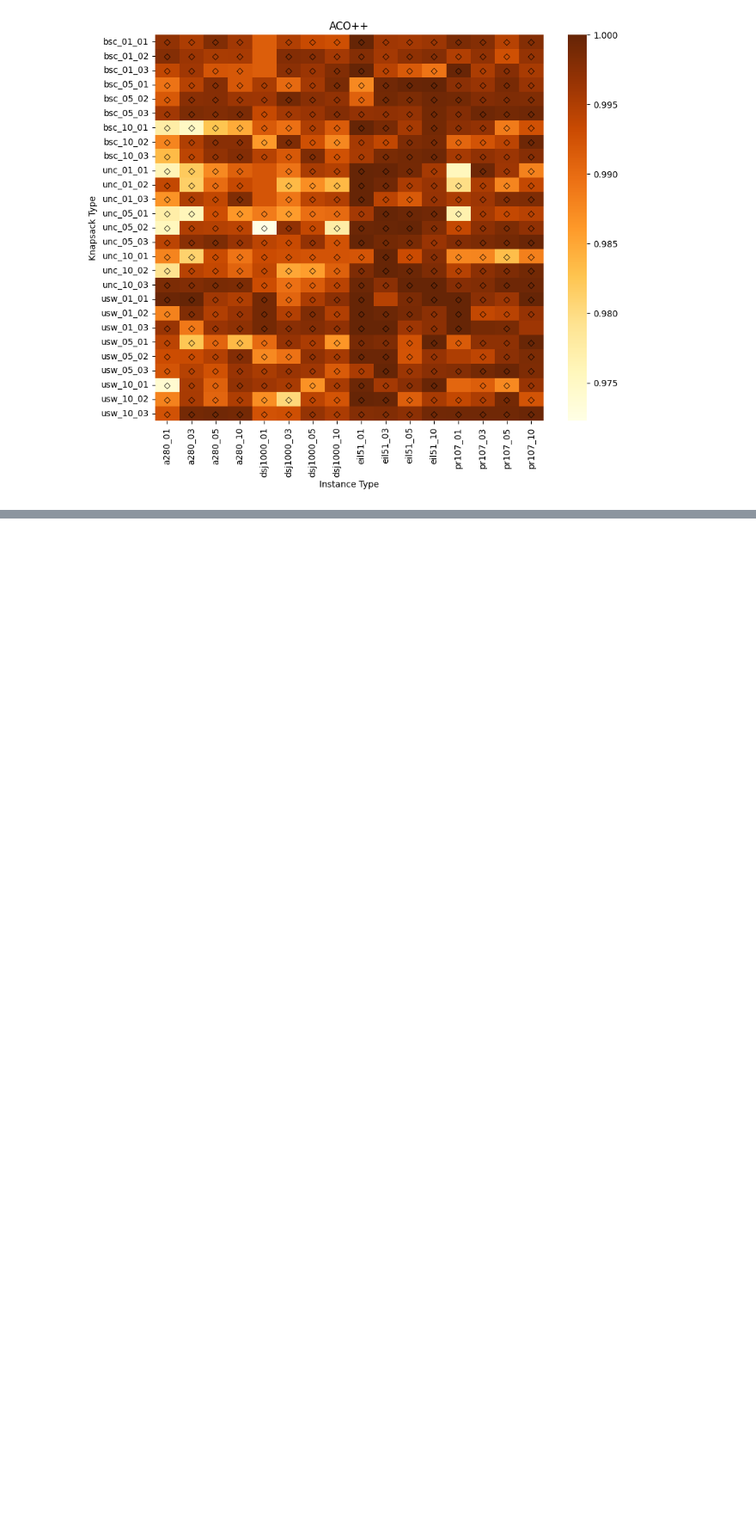
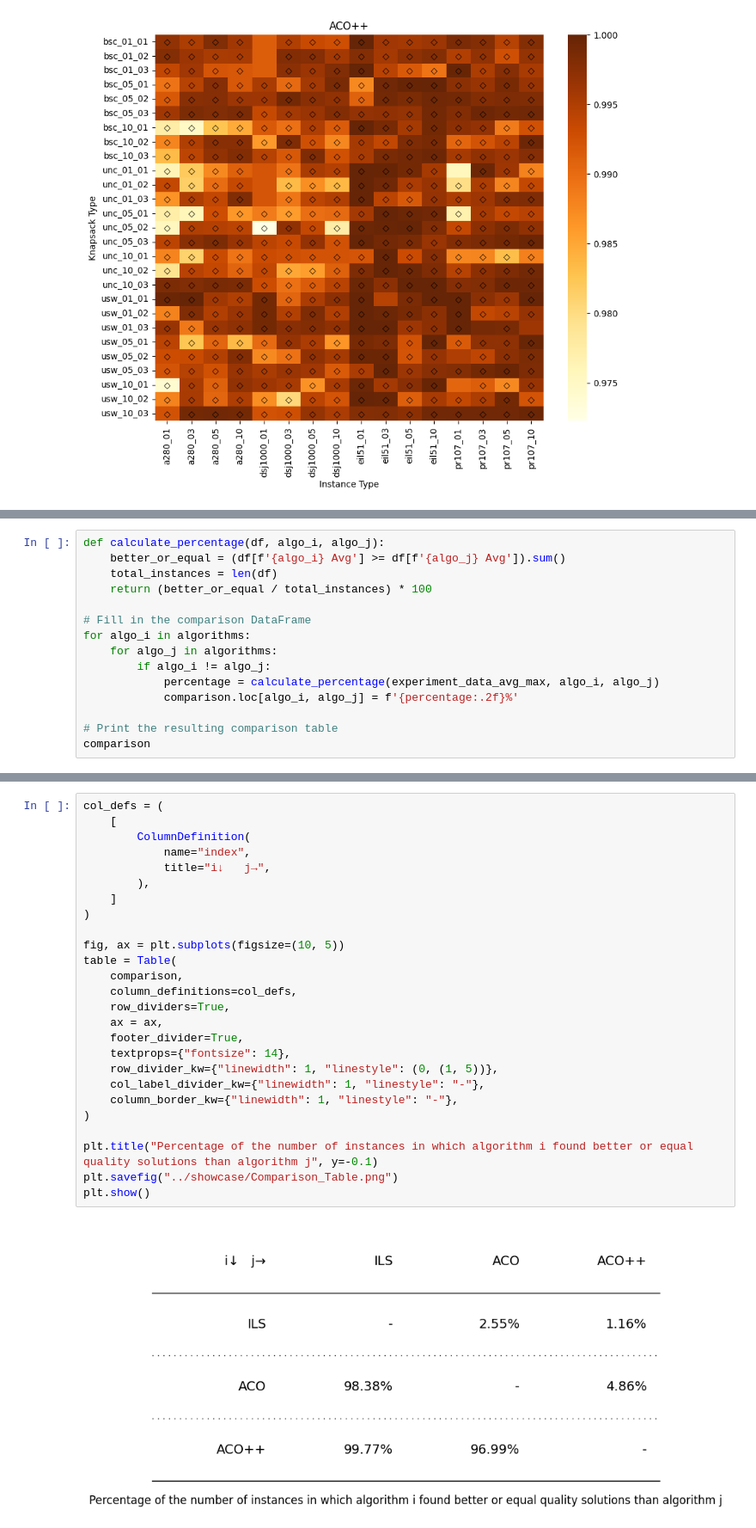
Before and after one commit to Dev-Aligator/thief-orienteering-problem, a Jupyter notebook: acoplusplus_thop/results_analysis.ipynb, the cells around one changed output, grey strips where cells are left out. Shown at 86% size. Saved outputs shown, nothing was run; the diff lists cells and outputs as text; blank space fills up the shorter version.

Commit message:
plot for every instance and algorithm the approximation ratio as a heatmap and make a comparison table

```diff
--- a/acoplusplus_thop/results_analysis.ipynb
+++ b/acoplusplus_thop/results_analysis.ipynb
@@ -153,0 +170,15 @@ construct_heatmap("ACO++")
+# %%
+def calculate_percentage(df, algo_i, algo_j):
+    better_or_equal = (df[f'{algo_i} Avg'] >= df[f'{algo_j} Avg']).sum()
+    total_instances = len(df)
+    return (better_or_equal / total_instances) * 100
+
+# Fill in the comparison DataFrame
+for algo_i in algorithms:
+    for algo_j in algorithms:
+        if algo_i != algo_j:
+            percentage = calculate_percentage(experiment_data_avg_max, algo_i, algo_j)
+            comparison.loc[algo_i, algo_j] = f'{percentage:.2f}%'
+
+# Print the resulting comparison table
+comparison
@@ -153,0 +190,28 @@ construct_heatmap("ACO++")
+# %%
+col_defs = (
+    [
+        ColumnDefinition(
+            name="index",
+            title="i↓   j→",
+        ),
+    ]
+)
+
+fig, ax = plt.subplots(figsize=(10, 5))
+table = Table(
+    comparison,
+    column_definitions=col_defs,
+    row_dividers=True,
+    ax = ax,
+    footer_divider=True,
+    textprops={"fontsize": 14},
+    row_divider_kw={"linewidth": 1, "linestyle": (0, (1, 5))},
+    col_label_divider_kw={"linewidth": 1, "linestyle": "-"},
+    column_border_kw={"linewidth": 1, "linestyle": "-"},
+)
+
+plt.title("Percentage of the number of instances in which algorithm i found better or equal quality solutions than algorithm j", y=-0.1)
+plt.savefig("../showcase/Comparison_Table.png")
+plt.show()
+# %% [output]
+[figure, added]
```
Also changed, not shown: parts of 8 cells of this notebook, 4 other files.
